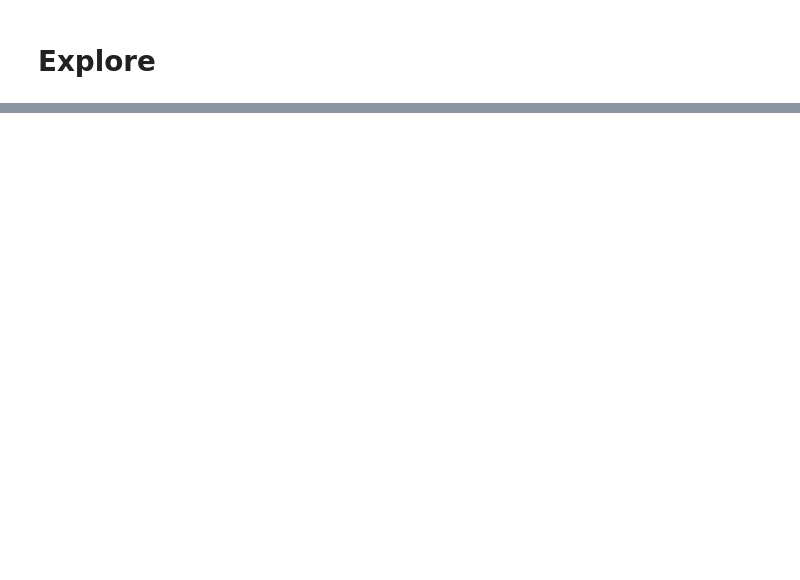
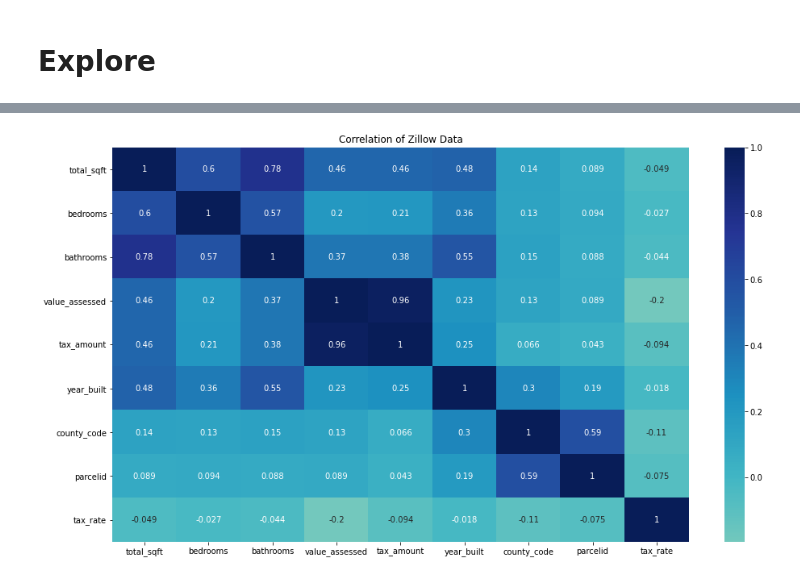
Before and after one commit to natasharivers/Zillow_Regression_Project, a Jupyter notebook: Initial Notebook.ipynb, the cells around one changed output, grey strips where cells are left out. Drawn from its saved outputs; the diff is of its cells as text; code cells hidden in the pictures; blank space fills up the shorter version.

```diff
--- a/Initial Notebook.ipynb
+++ b/Initial Notebook.ipynb
@@ -18,19 +20,3 @@ def get_connection(db_name):
     '''
     from env import host, user, password
     return f'mysql+pymysql://{user}:{password}@{host}/{db_name}'
-# %%
-def get_zillow():
-    '''
-    This function reads in the Zillow data from the Codeup db
-    with properties_2017, predictions_2017 and propertylandusetype tables joined
-    returns: a pandas DataFrame
-    '''
-
-    zp_query = '''
-    SELECT calculatedfinishedsquarefeet, bedroomcnt, bathroomcnt, taxvaluedollarcnt, taxamount, yearbuilt, fips, properties_2017.parcelid
-    FROM properties_2017
-    JOIN predictions_2017 ON properties_2017.parcelid = predictions_2017.parcelid
-    JOIN propertylandusetype ON properties_2017.propertylandusetypeid= propertylandusetype.propertylandusetypeid
-    WHERE predictions_2017.transactiondate BETWEEN '2017-05-01' AND '2017-08-31' AND properties_2017.propertylandusetypeid IN (31, 46, 47, 260, 261, 262, 263, 264, 265, 268, 273, 274, 275, 276, 279);
-    '''
-    return pd.read_sql(zp_query, get_connection('zillow'))
@@ -37,5 +39,15 @@ def get_zillow():
+# %%
+def get_zillow_file():
+    if os.path.isfile('zillow.csv'):
+        df = pd.read_csv('zillow.csv', index_col=0)
+
+    else:
+        df = get_zillow()
+        df.to_csv('zillow.csv')
+
+    return df
 # %%
-df = get_zillow()
+df = get_zillow_file()
 # %% [markdown]
 # Prepare
 # %%
@@ -392,0 +417,11 @@ test -> (4926, 9)
+# %%
+#heatmap to show correlation of all data
+plt.figure(figsize=(16,9))
+
+sns.heatmap(train.corr(), cmap='YlGnBu', center=0, annot=True)
+
+plt.title('Correlation of Zillow Data')
+
+plt.show()
+# %% [output]
+[figure, added]
```
Also changed, not shown: parts of 36 cells of this notebook.
